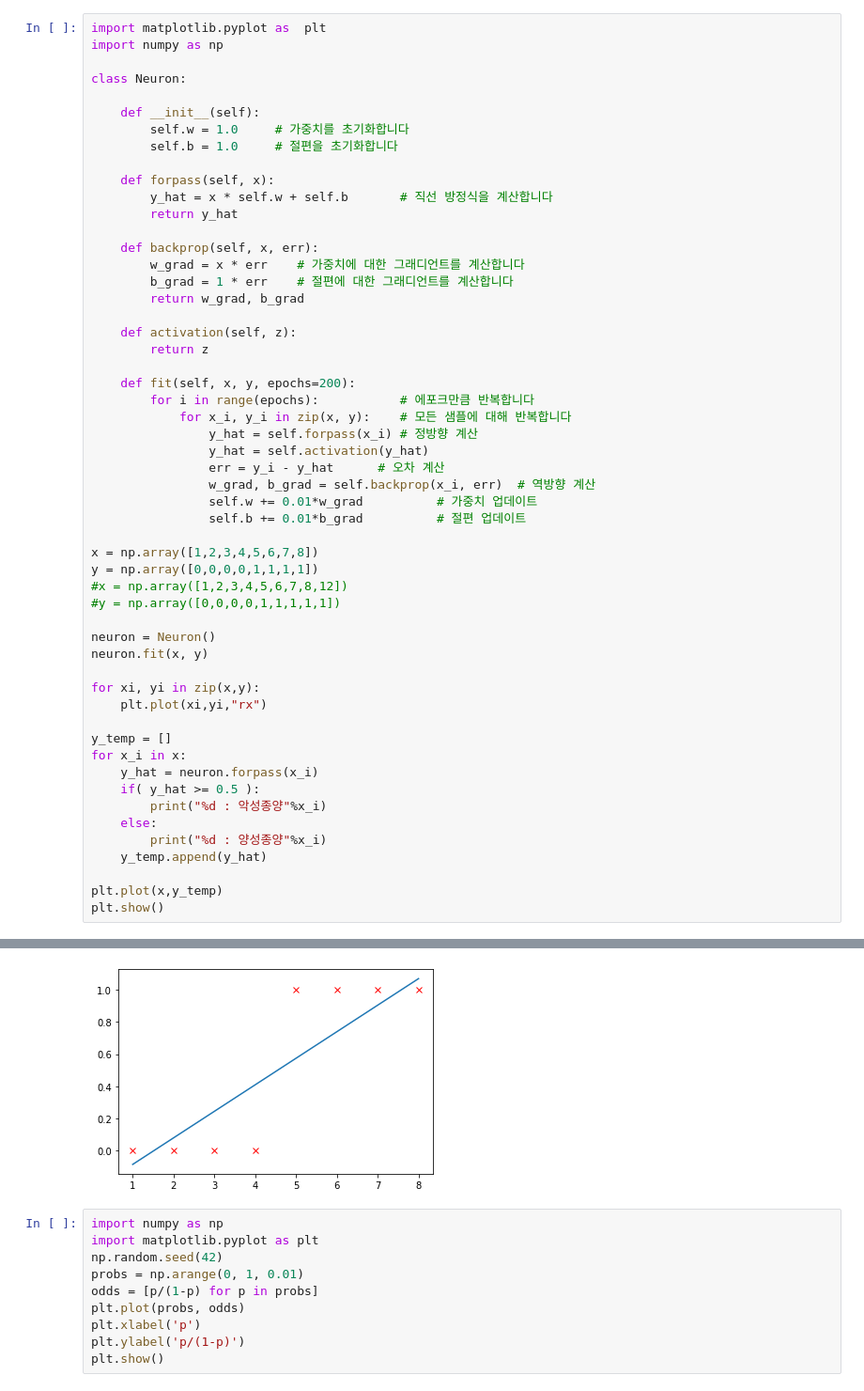
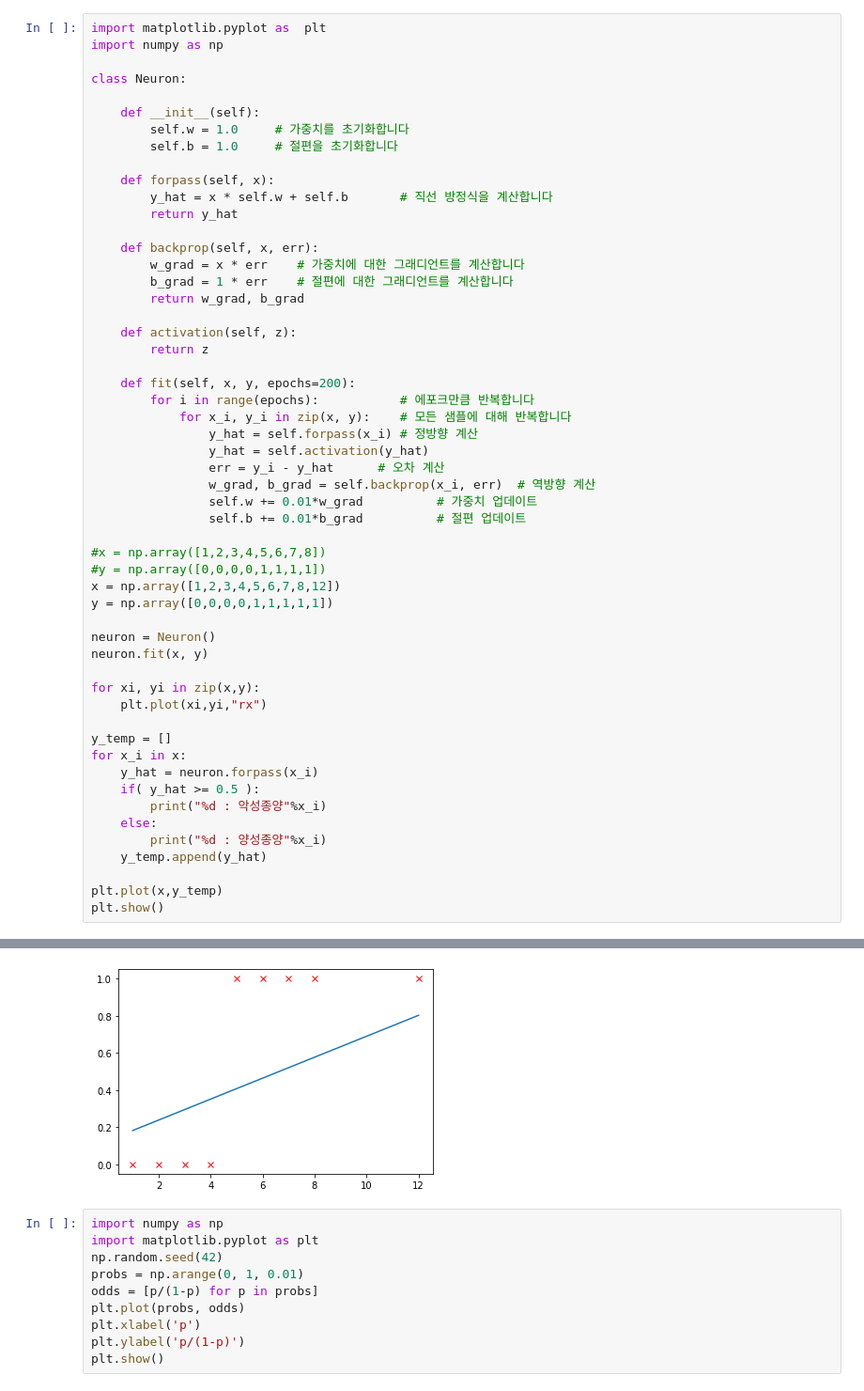
Before and after one commit to imguru-mooc/keras_deep_learning, a Jupyter notebook: 1_day/2.logistic_regression.ipynb, the cells around one changed output, grey strips where cells are left out. Shown: that part at 94% size. Drawn from its saved outputs; the diff is of its cells as text.

```diff
--- a/1_day/2.logistic_regression.ipynb
+++ b/1_day/2.logistic_regression.ipynb
@@ -69,10 +70,10 @@ class Neuron:
                 self.w += 0.01*w_grad          # 가중치 업데이트
                 self.b += 0.01*b_grad          # 절편 업데이트
 
-x = np.array([1,2,3,4,5,6,7,8])
-y = np.array([0,0,0,0,1,1,1,1])
-#x = np.array([1,2,3,4,5,6,7,8,12])
-#y = np.array([0,0,0,0,1,1,1,1,1])
+#x = np.array([1,2,3,4,5,6,7,8])
+#y = np.array([0,0,0,0,1,1,1,1])
+x = np.array([1,2,3,4,5,6,7,8,12])
+y = np.array([0,0,0,0,1,1,1,1,1])
 
 neuron = Neuron()
 neuron.fit(x, y)
@@ -103,4 +105,4 @@ plt.show()
-[figure, old version]
+[figure, new version]
 # %%
 import numpy as np
 import matplotlib.pyplot as plt
```
Also changed, not shown: parts of 3 cells of this notebook.
